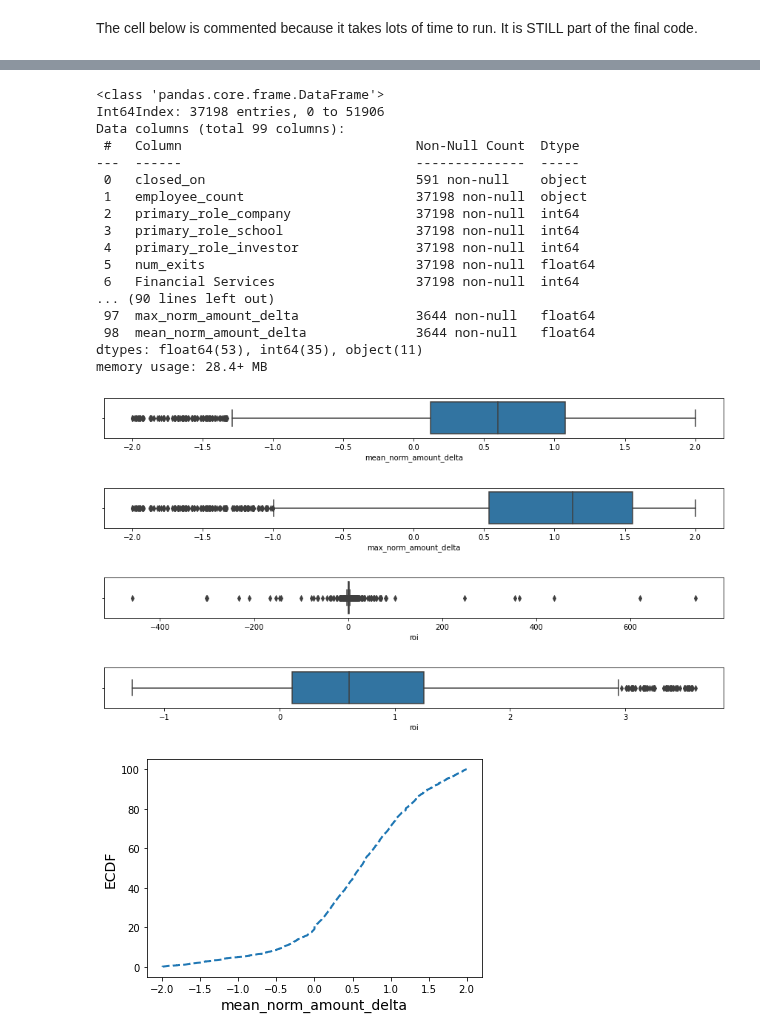
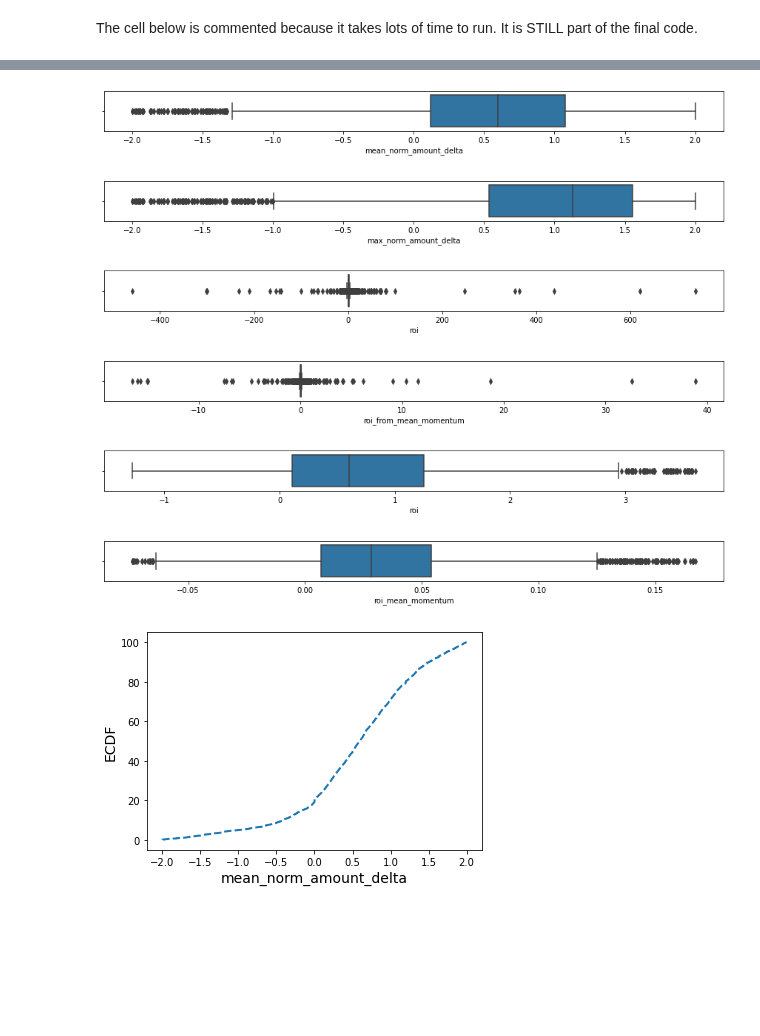
Before and after one commit to StardustLID/TEMG4952A-TEAM-5, a Jupyter notebook: Week3_Onwards/Data_Preprocessing_and_Plots.ipynb, the cells around one changed output, grey strips where cells are left out. Cells and saved outputs as stored; diff of their text form; code cells hidden in the pictures; blank space fills up the shorter version.

Commit message:
geographical and momentum

```diff
--- a/Week3_Onwards/Data_Preprocessing_and_Plots.ipynb
+++ b/Week3_Onwards/Data_Preprocessing_and_Plots.ipynb
@@ -313,40 +378,41 @@ df.head()
 | 4 | 00057beb-5724-c809-5cd2-a0a7c6b017aa | ESP | Madrid | Madrid | 1 | 0 | 0 | 0 | ... |
 # %%
 df.drop_duplicates(subset='company_uuid', inplace=True)
-# %%
-df.iloc[:,13:].info()
-# %% [output]
-<class 'pandas.core.frame.DataFrame'>
-Int64Index: 37198 entries, 0 to 51906
-Data columns (total 99 columns):
- #   Column                              Non-Null Count  Dtype
----  ------                              --------------  -----
- 0   closed_on                           591 non-null    object
- 1   employee_count                      37198 non-null  object
- 2   primary_role_company                37198 non-null  int64
- 3   primary_role_school                 37198 non-null  int64
- 4   primary_role_investor               37198 non-null  int64
- 5   num_exits                           37198 non-null  float64
- 6   Financial Services                  37198 non-null  int64
-... (90 lines left out)
- 97  max_norm_amount_delta               3644 non-null   float64
- 98  mean_norm_amount_delta              3644 non-null   float64
-dtypes: float64(53), int64(35), object(11)
-memory usage: 28.4+ MB
 # %%
 # sns.jointplot(x='xxx, y='yyy', data=, color = 'k')
+# %%
+mean_momentum = []
+df['momentum'] = df['momentum'].fillna("na")
+for moment in df['momentum']:
+    if moment != "na":
+        if "inf" not in moment:
+            list = moment[1:-1].split(", ")
+            total = 0
+            for each in list:
+                total += float(each)
+            mean_momentum.append(total / len(moment))
+            #mean_momentum.append(each for each in moment)
+        else:
+            mean_momentum.append(np.inf)
+    else:
+        mean_momentum.append(np.nan)
+df['roi_from_mean_momentum'] = mean_momentum
+
+df['momentum'] = df['momentum'].apply(lambda x: np.nan if x == "na" else x)
 # %%
 df['roi'] = df['ROI'].replace([np.inf, -np.inf], np.nan)
-numerical_features = ['mean_norm_amount_delta', 'max_norm_amount_delta', 'roi']
+df['roi_mean_momentum'] = df['roi_from_mean_momentum'].replace([np.inf, -np.inf], np.nan)
+numerical_features = ['mean_norm_amount_delta', 'max_norm_amount_delta', 'roi', 'roi_from_mean_momentum']
 
 for feature in numerical_features:
     fig, ax = plt.subplots(figsize=(15,1))
     sns.boxplot(data=df, x=feature)
     plt.show()
 # %% [output]
 [figure]
 [figure]
 [figure]
+[figure, added]
 # %%
 num_z_score = 0.1
 roi_no_extreme = df[np.abs(df['roi']-df['roi'].mean()) <= (num_z_score*df['roi'].std())]
@@ -355,6 +421,14 @@ sns.boxplot(data=roi_no_extreme, x='roi')
 plt.show()
 # %% [output]
 [figure]
+# %%
+num_z_score = 0.1
+roi_mean_no_extreme = df[np.abs(df['roi_mean_momentum']-df['roi_mean_momentum'].mean()) <= (num_z_score*df['roi_mean_momentum'].std())]
+fig, ax = plt.subplots(figsize=(15,1))
+sns.boxplot(data=roi_mean_no_extreme, x="roi_mean_momentum")
+plt.show()
+# %% [output]
+[figure, added]
 # %%
 # Generate x and y values for ECDF: x, y
 x, y = dcst.ecdf(df['mean_norm_amount_delta'])
```
Also changed, not shown: parts of 10 cells of this notebook, 3 other files.
